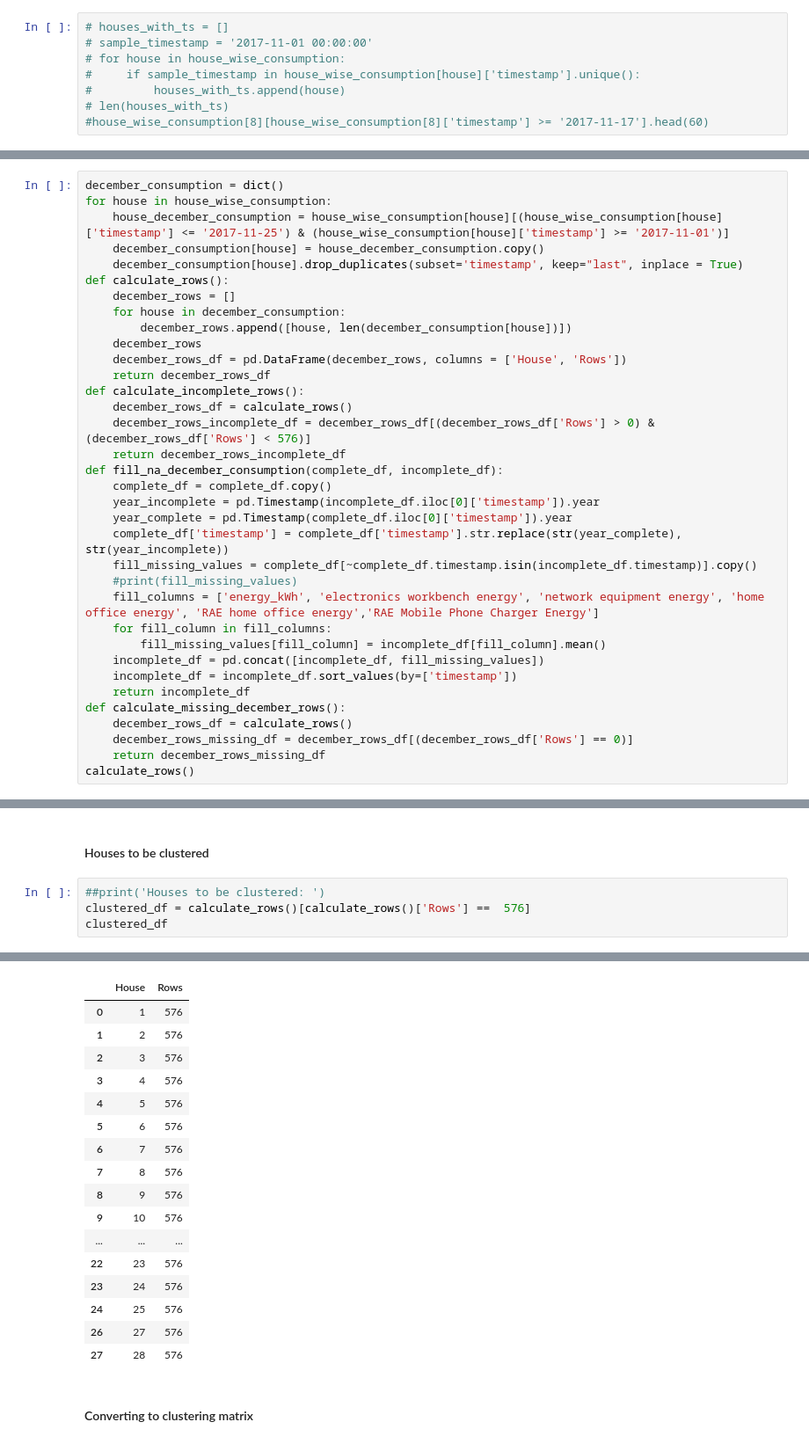
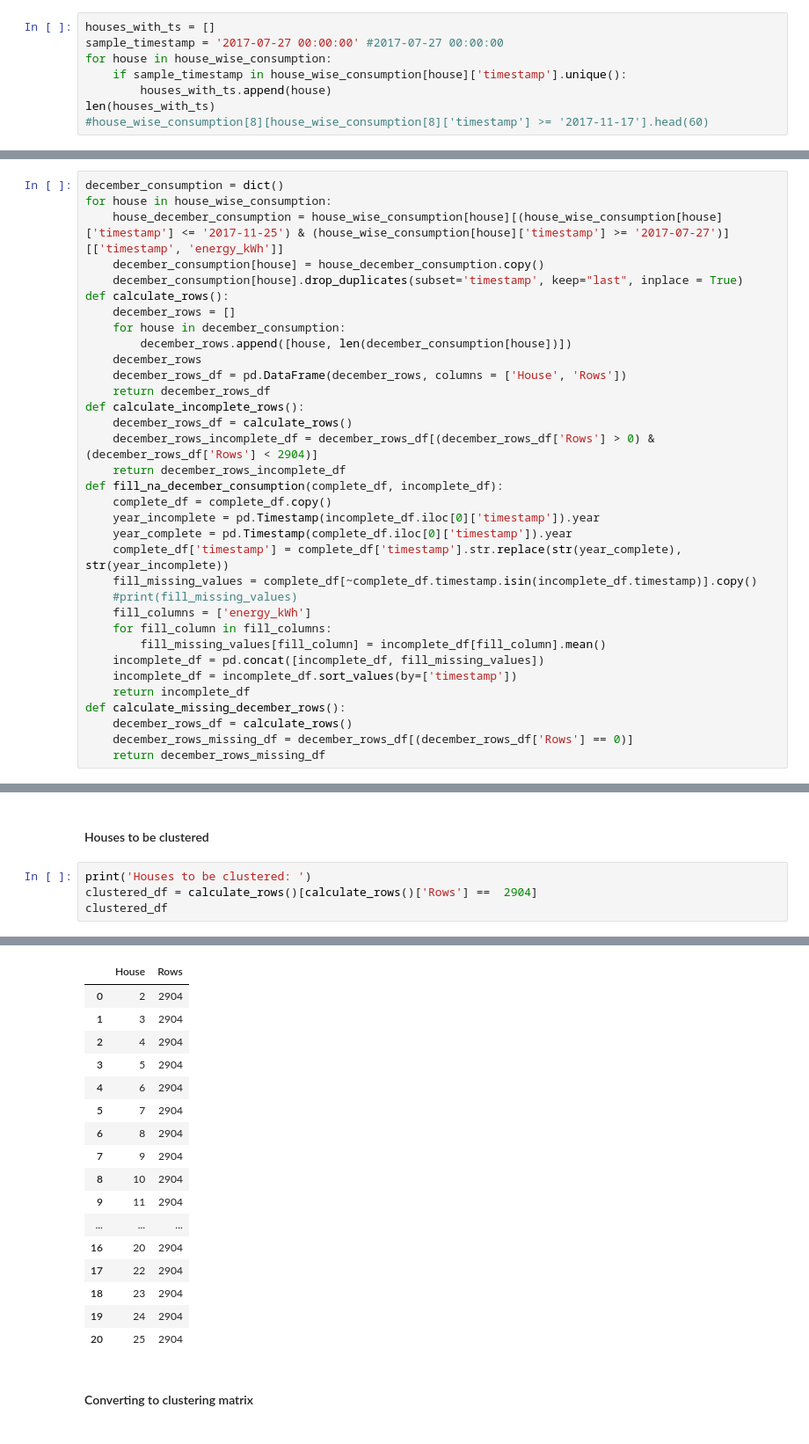
Before and after one commit to rishabhjain1997/Energy-Datasets, a Jupyter notebook: ML_modeling_clustering.ipynb, the cells around one changed output, grey strips where cells are left out. Shown at 88% size. Cells and saved outputs as stored; diff of their text form.

```diff
--- a/ML_modeling_clustering.ipynb
+++ b/ML_modeling_clustering.ipynb
@@ -109,10 +123,10 @@ timestamp_comparison_df
 | 26 | 27 | 2019-03-06 00:00:00 | 2020-05-20 23:00:00 |
 | 27 | 28 | 2018-08-01 00:00:00 | 2020-05-19 23:00:00 |
 # %%
-# houses_with_ts = []
-# sample_timestamp = '2017-11-01 00:00:00'
-# for house in house_wise_consumption:
-#     if sample_timestamp in house_wise_consumption[house]['timestamp'].unique():
-#         houses_with_ts.append(house)
-# len(houses_with_ts)
+houses_with_ts = []
+sample_timestamp = '2017-07-27 00:00:00' #2017-07-27 00:00:00
+for house in house_wise_consumption:
+    if sample_timestamp in house_wise_consumption[house]['timestamp'].unique():
+        houses_with_ts.append(house)
+len(houses_with_ts)
 #house_wise_consumption[8][house_wise_consumption[8]['timestamp'] >= '2017-11-17'].head(60)
@@ -121,7 +137,7 @@ timestamp_comparison_df
 # %%
 december_consumption = dict()
 for house in house_wise_consumption:
-    house_december_consumption = house_wise_consumption[house][(house_wise_consumption[house]['timestamp'] <= '2017-11-25') & (house_wise_consumption[house]['timestamp'] >= '2017-11-01')]
+    house_december_consumption = house_wise_consumption[house][(house_wise_consumption[house]['timestamp'] <= '2017-11-25') & (house_wise_consumption[house]['timestamp'] >= '2017-07-27')][['timestamp', 'energy_kWh']]
     december_consumption[house] = house_december_consumption.copy()
     december_consumption[house].drop_duplicates(subset='timestamp', keep="last", inplace = True)
 def calculate_rows():
@@ -133,7 +149,7 @@ def calculate_rows():
     return december_rows_df
 def calculate_incomplete_rows():
     december_rows_df = calculate_rows()
-    december_rows_incomplete_df = december_rows_df[(december_rows_df['Rows'] > 0) & (december_rows_df['Rows'] < 576)]
+    december_rows_incomplete_df = december_rows_df[(december_rows_df['Rows'] > 0) & (december_rows_df['Rows'] < 2904)]
     return december_rows_incomplete_df
 def fill_na_december_consumption(complete_df, incomplete_df):
     complete_df = complete_df.copy()
@@ -142,7 +158,7 @@ def fill_na_december_consumption(complete_df, incomplete_df):
     complete_df['timestamp'] = complete_df['timestamp'].str.replace(str(year_complete), str(year_incomplete))
     fill_missing_values = complete_df[~complete_df.timestamp.isin(incomplete_df.timestamp)].copy()
     #print(fill_missing_values)
-    fill_columns = ['energy_kWh', 'electronics workbench energy', 'network equipment energy', 'home office energy', 'RAE home office energy','RAE Mobile Phone Charger Energy']
+    fill_columns = ['energy_kWh']
     for fill_column in fill_columns:
         fill_missing_values[fill_column] = incomplete_df[fill_column].mean()
     incomplete_df = pd.concat([incomplete_df, fill_missing_values])
@@ -152,4 +168,3 @@ def calculate_missing_december_rows():
     december_rows_df = calculate_rows()
     december_rows_missing_df = december_rows_df[(december_rows_df['Rows'] == 0)]
     return december_rows_missing_df
-calculate_rows()
@@ -217,7 +291,7 @@ for house in list(calculate_incomplete_rows()['House']):
 # %% [markdown]
 #### Houses to be clustered
 # %%
-##print('Houses to be clustered: ')
-clustered_df = calculate_rows()[calculate_rows()['Rows'] ==  576]
+print('Houses to be clustered: ')
+clustered_df = calculate_rows()[calculate_rows()['Rows'] ==  2904]
 clustered_df
 # %% [output]
@@ -224,20 +299,20 @@ clustered_df
 |  | House | Rows |
-| 0 | 1 | 576 |
-| 1 | 2 | 576 |
-| 2 | 3 | 576 |
-| 3 | 4 | 576 |
-| 4 | 5 | 576 |
-| 5 | 6 | 576 |
-| 6 | 7 | 576 |
-| 7 | 8 | 576 |
-| 8 | 9 | 576 |
-| 9 | 10 | 576 |
+| 0 | 2 | 2904 |
+| 1 | 3 | 2904 |
+| 2 | 4 | 2904 |
+| 3 | 5 | 2904 |
+| 4 | 6 | 2904 |
+| 5 | 7 | 2904 |
+| 6 | 8 | 2904 |
+| 7 | 9 | 2904 |
+| 8 | 10 | 2904 |
+| 9 | 11 | 2904 |
 | ... | ... | ... |
-| 22 | 23 | 576 |
-| 23 | 24 | 576 |
-| 24 | 25 | 576 |
-| 26 | 27 | 576 |
-| 27 | 28 | 576 |
+| 16 | 20 | 2904 |
+| 17 | 22 | 2904 |
+| 18 | 23 | 2904 |
+| 19 | 24 | 2904 |
+| 20 | 25 | 2904 |
 # %% [markdown]
 #### Converting to clustering matrix
 # %%
```
Also changed, not shown: parts of 71 cells of this notebook, 4 other files.
